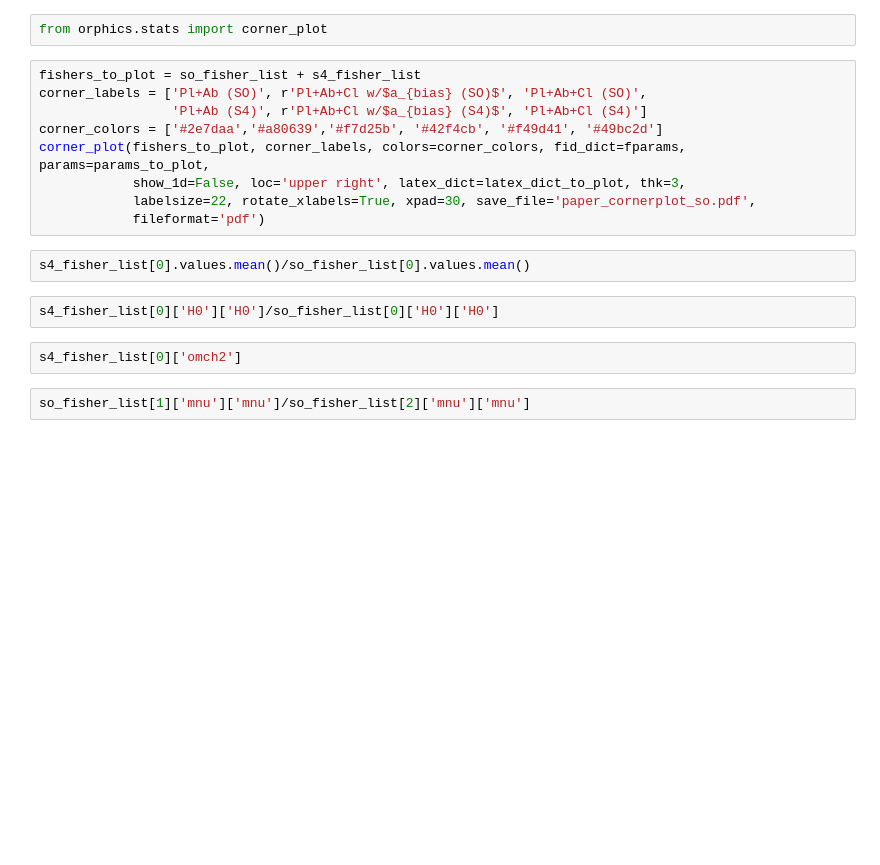
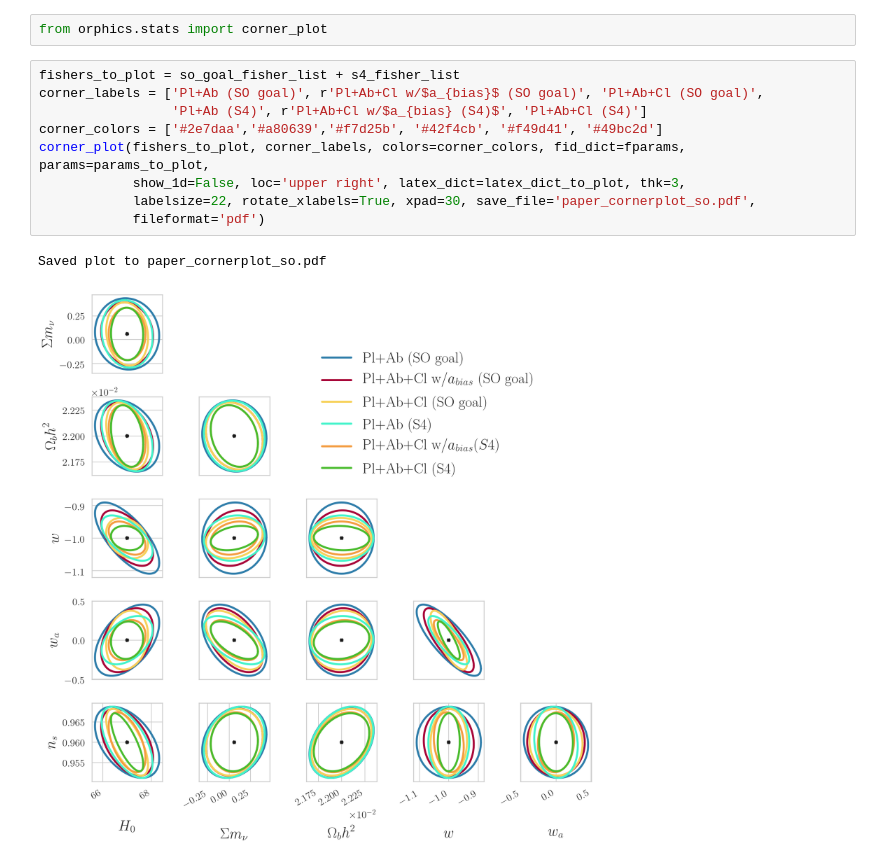
Before and after one commit to nbatta/szar, a Jupyter notebook: ipynbs/dc_nb_mm_2019_paper_plots.ipynb, the cells around one changed output. Saved outputs shown, nothing was run; the diff lists cells and outputs as text; blank space fills up the shorter version.

```diff
--- a/ipynbs/dc_nb_mm_2019_paper_plots.ipynb
+++ b/ipynbs/dc_nb_mm_2019_paper_plots.ipynb
@@ -192,19 +250,14 @@ for ind,key in enumerate(params_to_plot):
 # %%
 from orphics.stats import corner_plot
 # %%
-fishers_to_plot = so_fisher_list + s4_fisher_list
-corner_labels = ['Pl+Ab (SO)', r'Pl+Ab+Cl w/$a_{bias} (SO)$', 'Pl+Ab+Cl (SO)',
+fishers_to_plot = so_goal_fisher_list + s4_fisher_list
+corner_labels = ['Pl+Ab (SO goal)', r'Pl+Ab+Cl w/$a_{bias}$ (SO goal)', 'Pl+Ab+Cl (SO goal)',
                  'Pl+Ab (S4)', r'Pl+Ab+Cl w/$a_{bias} (S4)$', 'Pl+Ab+Cl (S4)']
 corner_colors = ['#2e7daa','#a80639','#f7d25b', '#42f4cb', '#f49d41', '#49bc2d']
 corner_plot(fishers_to_plot, corner_labels, colors=corner_colors, fid_dict=fparams, params=params_to_plot,
             show_1d=False, loc='upper right', latex_dict=latex_dict_to_plot, thk=3,
             labelsize=22, rotate_xlabels=True, xpad=30, save_file='paper_cornerplot_so.pdf',
             fileformat='pdf')
+# %% [output]
+Saved plot to paper_cornerplot_so.pdf
+[figure, added]
-# %%
-s4_fisher_list[0].values.mean()/so_fisher_list[0].values.mean()
-# %%
-s4_fisher_list[0]['H0']['H0']/so_fisher_list[0]['H0']['H0']
-# %%
-s4_fisher_list[0]['omch2']
-# %%
-so_fisher_list[1]['mnu']['mnu']/so_fisher_list[2]['mnu']['mnu']
```
Also changed, not shown: parts of 11 cells of this notebook.
